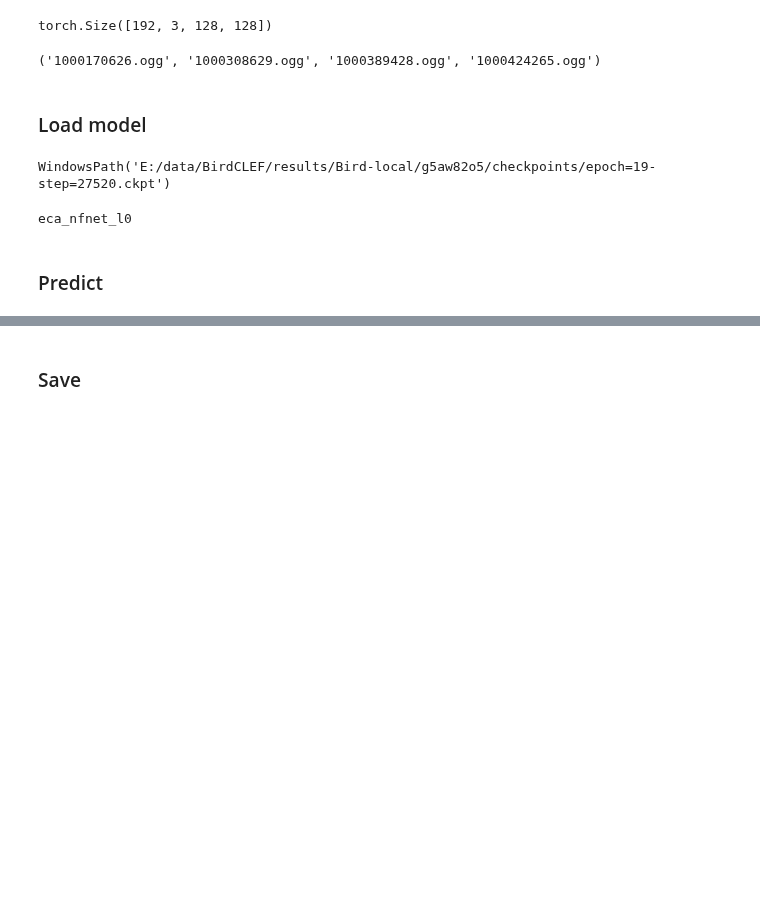
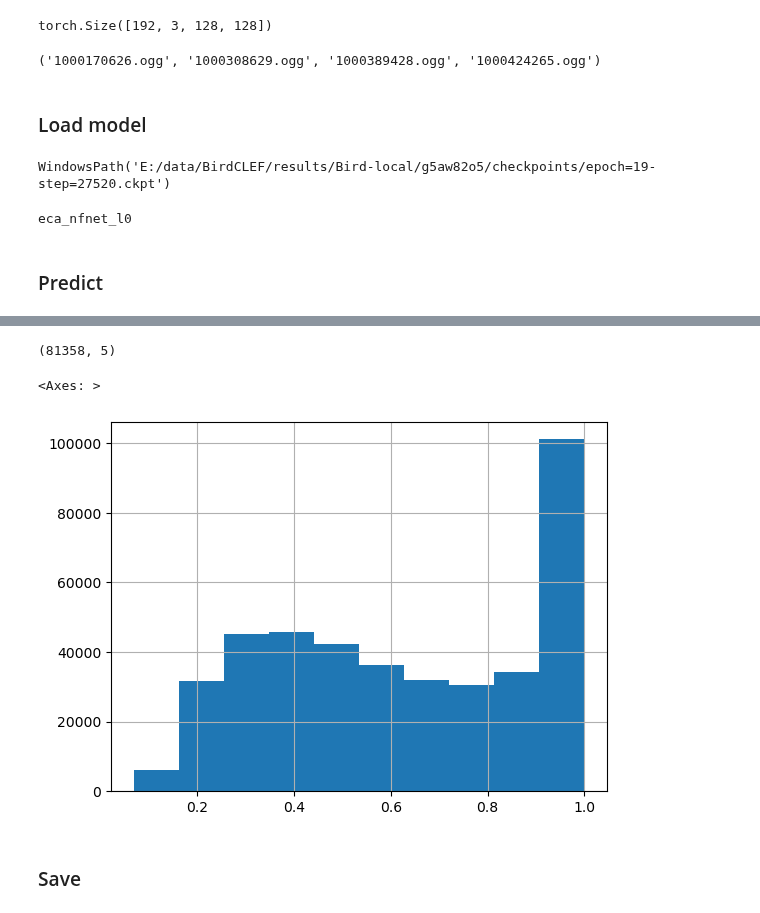
Before and after one commit to rosulucian/deep_learning_playground, a Jupyter notebook: kaggle/BIRD/predict.ipynb, the cells around one changed output, grey strips where cells are left out. Cells and saved outputs as stored; diff of their text form; code cells hidden in the pictures; blank space fills up the shorter version.

```diff
--- a/kaggle/BIRD/predict.ipynb
+++ b/kaggle/BIRD/predict.ipynb
@@ -81,32 +85,8 @@ class CFG:
     N_EPOCHS = 20
     LEARNING_RATE = 5*1e-6
 
-    ### set only one to True
-    save_best_loss = False
-    save_best_accuracy = True
-
-    ### optimizer
-    #   optimizer = 'adam'
-    # optimizer = 'adamw'
-    optimizer = 'rmsprop'
-
-    weight_decay = 1e-6 # for adamw
-    l2_penalty = 0.01 # for RMSprop
-    rms_momentum = 0 # for RMSprop
-
-    ### learning rate scheduler (LRS)
-    scheduler = 'ReduceLROnPlateau'
-    #   scheduler = 'CosineAnnealingLR'
-    plateau_factor = 0.5
-    plateau_patience = 3
-    cosine_T_max = 4
-    cosine_eta_min = 1e-8
-    verbose = True
-
     device = 'cuda' if torch.cuda.is_available() else 'cpu'
-
     random_seed = 42
-
     comment = 'first'
 
 mel_spec_params = {
@@ -317,7 +309,7 @@ class GeMModel(pl.LightningModule):
         self.backbone = timm.create_model(
             self.cfg.model_name,
             features_only=True,
-            pretrained=pretrained,
+            pretrained=False,
             in_chans=3,
             num_classes=self.cfg.N_LABELS,
             out_indices=out_indices,
@@ -344,6 +336,8 @@ class GeMModel(pl.LightningModule):
         spects, files = batch
         spects = torch.flatten(spects, start_dim=0, end_dim=1)
 
+        # print(files)
+
         preds = self(spects)
 
         results_df = pd.DataFrame(files, columns = ['file'])
@@ -351,11 +345,12 @@ class GeMModel(pl.LightningModule):
         results_df = results_df.explode('range', ignore_index=True)
         results_df['row_id'] = results_df.apply(lambda row: row['file'] + '_' + str(row['range']), axis=1)
 
-        preds = torch.nn.functional.softmax(preds, dim=-1).max(dim=-1)
+        results = torch.nn.functional.softmax(preds, dim=-1).max(dim=-1)
 
-        results_df['score'] = preds[0].cpu().numpy()
-        results_df['label'] = preds[1].cpu().numpy()
+        results_df['score'] = results[0].cpu().numpy()
+        results_df['label'] = results[1].cpu().numpy()
 
+        # return results_df, preds
         return results_df
 # %%
 model_path = Path("E:\\data\\BirdCLEF\\results\\Bird-local\\g5aw82o5\\checkpoints")
@@ -369,3 +364,6 @@ model = GeMModel.load_from_checkpoint(model_path)
 eca_nfnet_l0
 # %% [markdown]
 ### Predict
+# %%
+files = [f for f in sorted(os.listdir(CFG.UNLABELED_FOLDER))]
+len(files)
@@ -372,3 +376,3 @@ eca_nfnet_l0
 # %%
-dm = inference_datamodule(files[:10])
-# dm = inference_datamodule(files)
+# dm = inference_datamodule(files[:40], CFG.UNLABELED_FOLDER)
+dm = inference_datamodule(files, CFG.UNLABELED_FOLDER)
@@ -397,4 +435,13 @@ predictions.sample(5)
 # %%
 # predictions['row_id'] = predictions.apply(lambda row: row['file'] + '_' + str(row['range']), axis=1)
+# %%
+predictions[predictions['score'] > 0.95].shape
+# %% [output]
+(81358, 5)
+# %%
+predictions['score'].hist()
+# %% [output]
+<Axes: >
+[figure, added]
 # %% [markdown]
 ### Save
```
Also changed, not shown: parts of 16 cells of this notebook, 2 other files.
